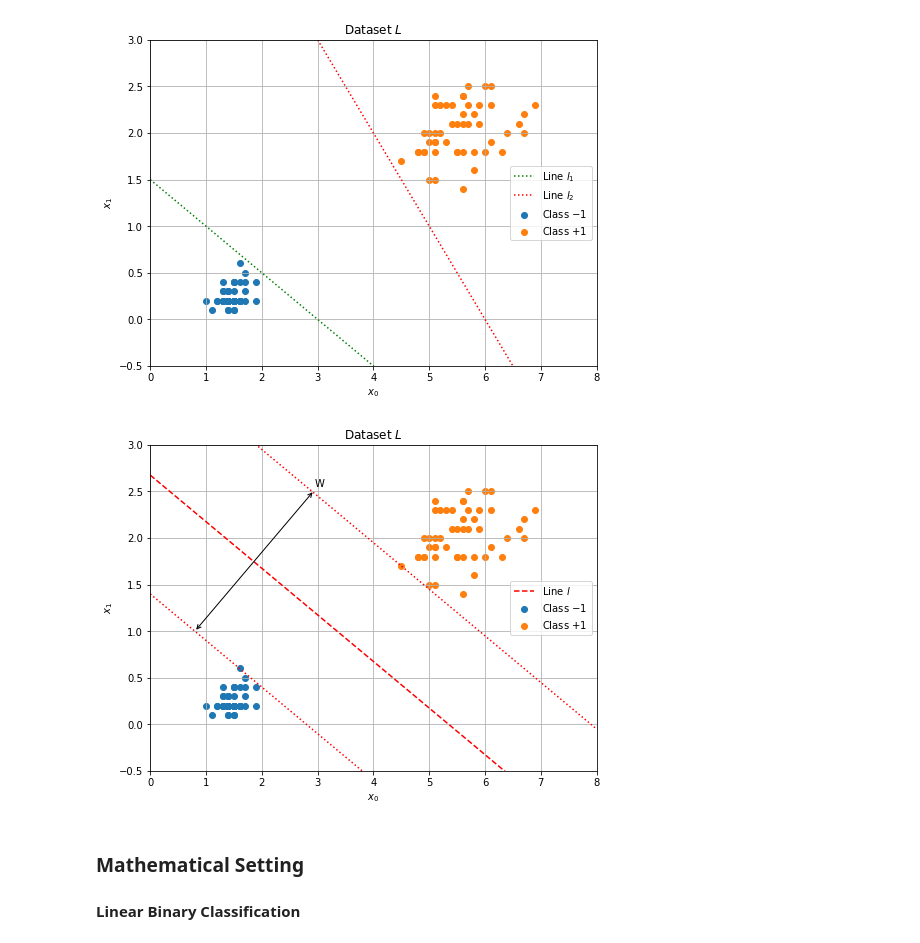
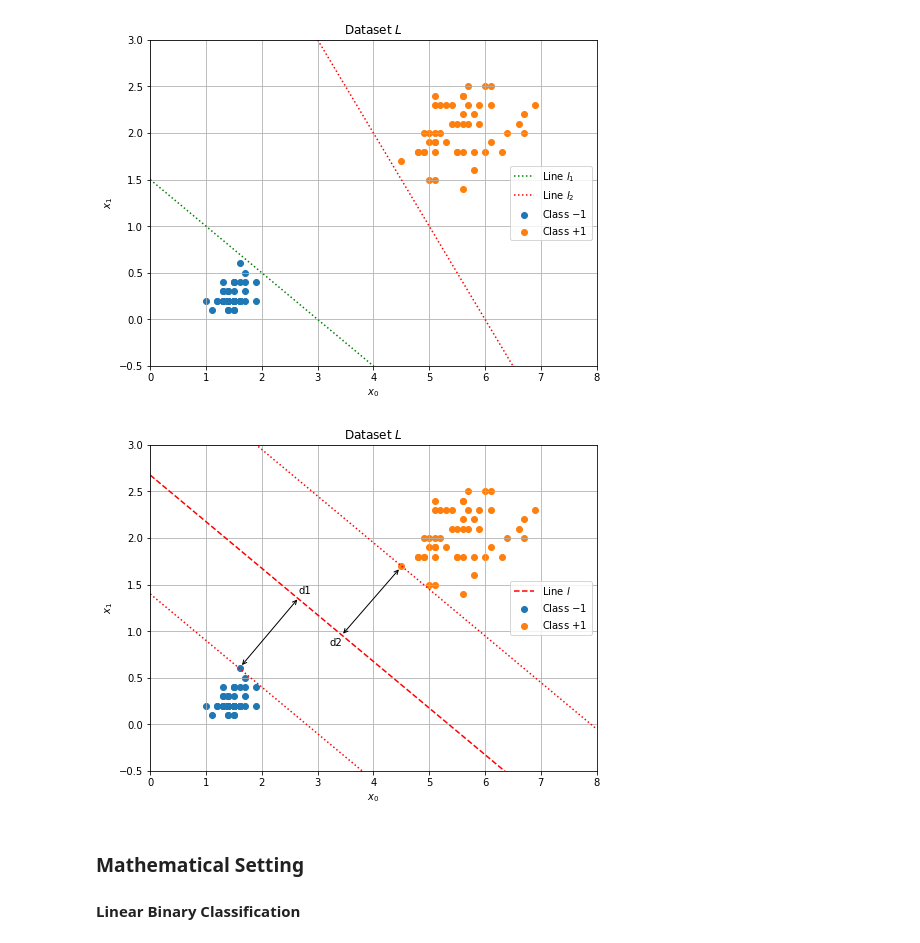
Before and after one commit to johnduffymsc/msc_comp0120project, a Jupyter notebook: COMP0120_Project_John_Duffy.ipynb, the cells around one changed output. Drawn from its saved outputs; the diff is of its cells as text; code cells hidden in the pictures.

```diff
--- a/COMP0120_Project_John_Duffy.ipynb
+++ b/COMP0120_Project_John_Duffy.ipynb
@@ -80,35 +80,38 @@ plt.ylim(-0.5, 3)
 for i, value in enumerate([0, 2]):
     plt.scatter(X[y == value, 2], X[y == value, 3], label=labels[i])
 
 x0 = np.arange(plt.xlim()[0], plt.xlim()[1], 0.01)
 m = -0.5
 c = 1.4
 x1 = m * x0 + c
 plt.plot(x0, x1, ":r")
 
 x0 = np.arange(plt.xlim()[0], plt.xlim()[1], 0.01)
 m = -0.5
 c = 3.95
 x1 = m * x0 + c
 plt.plot(x0, x1, ":r")
 
 x0 = np.arange(plt.xlim()[0], plt.xlim()[1], 0.01)
 m = -0.5
 c = 2.675
 x1 = m * x0 + c
 plt.plot(x0, x1, "--r", label="Line $l$")
 
-plt.annotate("W", xy=(0.8, 1.0), xytext=(2.95, 2.55), arrowprops=dict(arrowstyle="<->"))
+#plt.annotate("", xy=(0.80, 1.0), xytext=(2.9, 2.5), arrowprops=dict(arrowstyle="<->"))
+
+plt.annotate("d1", xy=(1.62, 0.62), xytext=(2.65, 1.4), arrowprops=dict(arrowstyle="<->"))
+plt.annotate("d2", xy=(4.48, 1.68), xytext=(3.21, 0.85), arrowprops=dict(arrowstyle="<->"))
 
 plt.title("Dataset $L$")
 plt.xlabel("$x_0$")
 plt.ylabel("$x_1$")
 plt.legend(loc="center right")
 plt.grid()
 plt.savefig("intro_2.pdf")
 plt.show()
 # %% [output]
-[figure, old version]
+[figure, new version]
 # %% [markdown]
 ### Mathematical Setting
 
```
Also changed, not shown: parts of 1 cell of this notebook, 1 other file.
